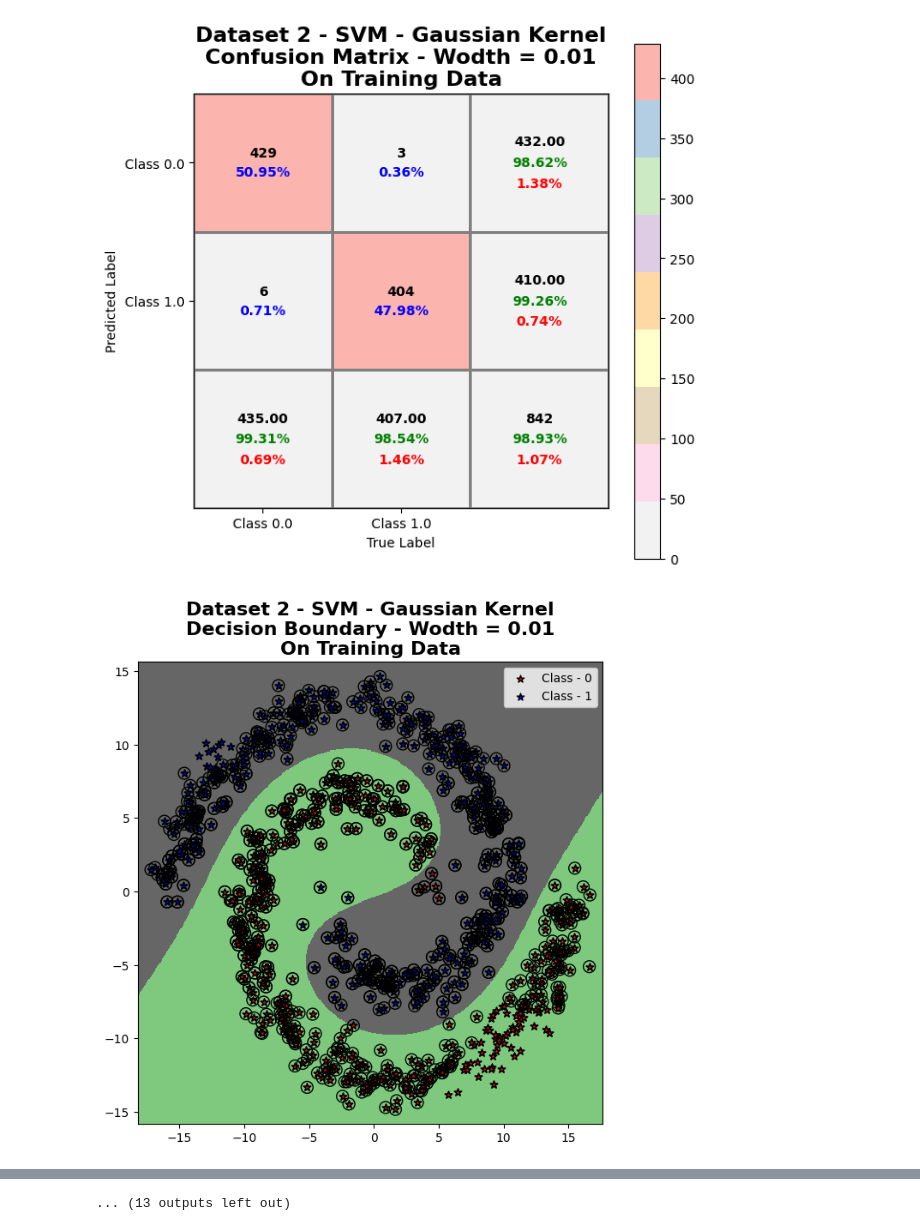
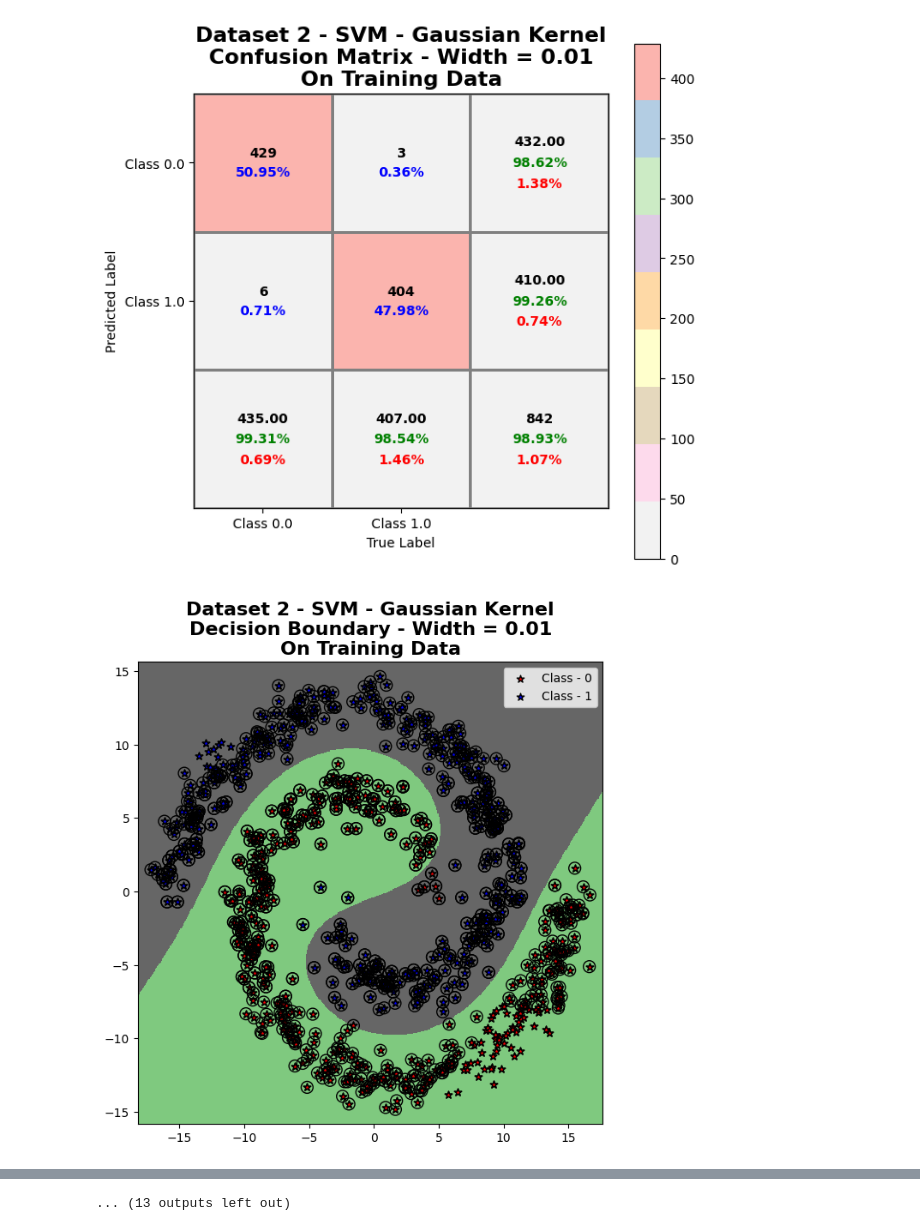
Before and after one commit to dipendughosh/programs, a Jupyter notebook: mtech_2023/ml/ass2/trial/test_classification_2_2_4.ipynb, the cells around one changed output, grey strips where cells are left out. Drawn from its saved outputs; the diff is of its cells as text; code cells hidden in the pictures.

```diff
--- a/mtech_2023/ml/ass2/trial/test_classification_2_2_4.ipynb
+++ b/mtech_2023/ml/ass2/trial/test_classification_2_2_4.ipynb
@@ -358,7 +358,7 @@ def apply_SVM(train_x, train_y, val_x, val_y, test_x, test_y):
     print("Classification Accuracies:")
     print(
         "{:<10} {:<15} {:<15} {:<15}".format(
-            "Gamma", "Train Accuracy", "Validation Accuracy", "Test Accuracy"
+            "Gamma", "Train Accuracy(%)", "Validation Accuracy(%)", "Test Accuracy(%)"
         )
     )
     for gamma, result in results.items():
@@ -373,8 +373,8 @@ def apply_SVM(train_x, train_y, val_x, val_y, test_x, test_y):
 
     # Plot confusion matrices and decision boundary
     title = "Dataset 2 - SVM - Gaussian Kernel"
-    cm = "\nConfusion Matrix - Wodth = "
-    db = "\nDecision Boundary - Wodth = "
+    cm = "\nConfusion Matrix - Width = "
+    db = "\nDecision Boundary - Width = "
     for gamma in gammas:
         result = results[gamma]
         model = models[gamma]
@@ -425,6 +425,6 @@ Gamma      Train Accuracy  Validation Accuracy Test Accuracy
 0.01       98.93           99.16               97.50
 0.1        100.00          100.00              99.17
 1          100.00          100.00              100.00
 10         100.00          84.03               92.50
-[figure, old version]
+[figure, new version]
-[figure, old version]
+[figure, new version]
```
Also changed, not shown: parts of 1 cell of this notebook, 7 other files.
